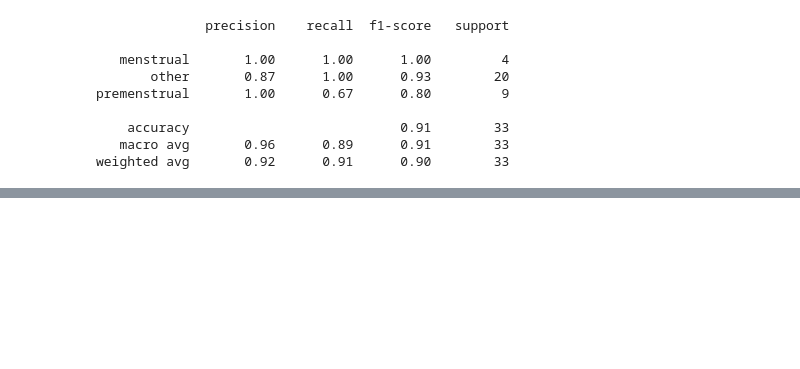
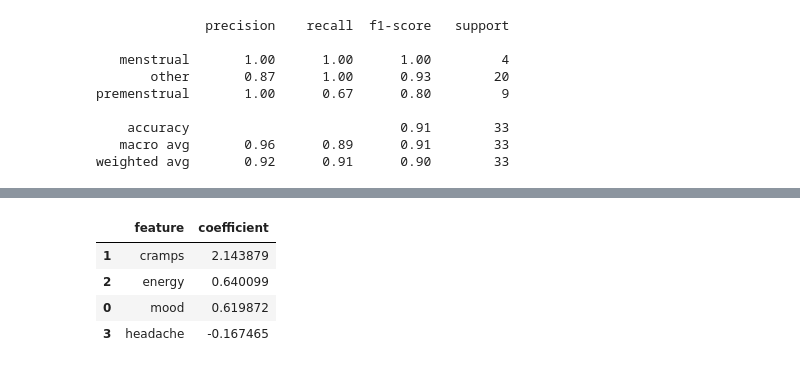
Before and after one commit to ilginemci/myapp, a Jupyter notebook: notebooks/04_ml_model.ipynb, the cells around one changed output, grey strips where cells are left out. Saved outputs shown, nothing was run; the diff lists cells and outputs as text; code cells hidden in the pictures; blank space fills up the shorter version.

```diff
--- a/notebooks/04_ml_model.ipynb
+++ b/notebooks/04_ml_model.ipynb
@@ -76,0 +91,16 @@ weighted avg       0.92      0.91      0.90        33
+# %%
+import pandas as pd
+
+importance = pd.DataFrame({
+    "feature": X.columns,
+    "coefficient": model.coef_[0]
+})
+
+importance = importance.sort_values(by="coefficient", key=abs, ascending=False)
+importance
+# %% [output]
+|  | feature | coefficient |
+| 1 | cramps | 2.143879 |
+| 2 | energy | 0.640099 |
+| 0 | mood | 0.619872 |
+| 3 | headache | -0.167465 |
```
Also changed, not shown: parts of 8 cells of this notebook.
